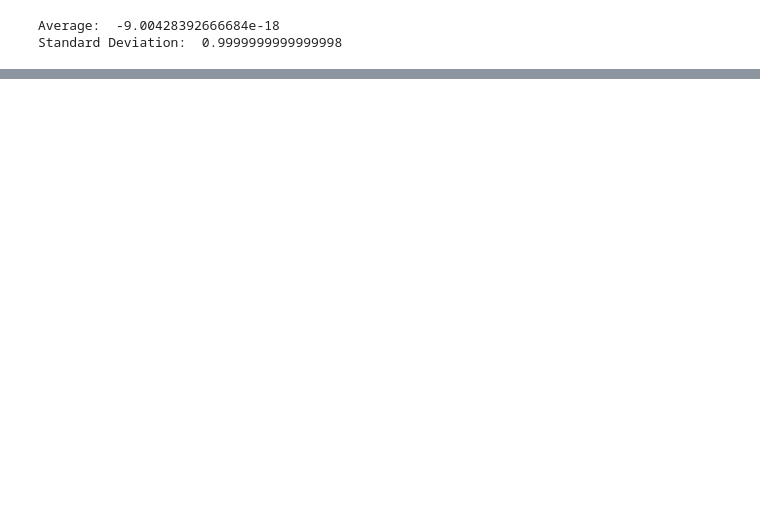
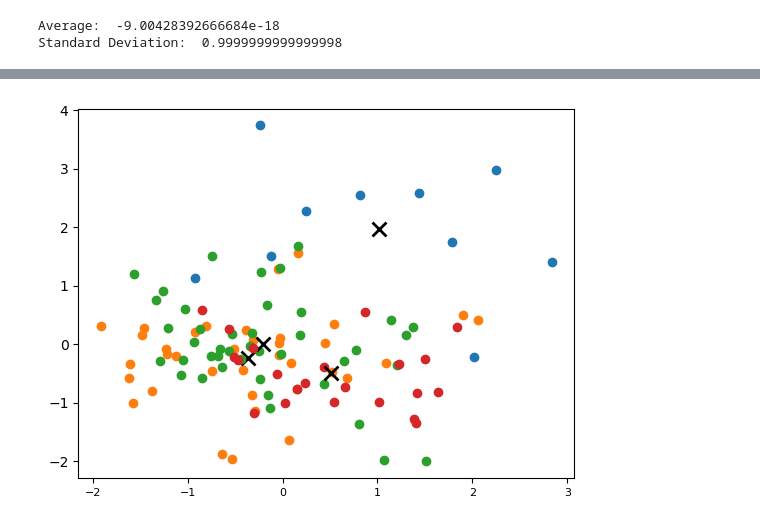
Before and after one commit to LuisGoncal/Grupo11-B1-Datset9, a Jupyter notebook: Trabalho_bioinformática_G11.ipynb, the cells around one changed output, grey strips where cells are left out. Cells and saved outputs as stored; diff of their text form; code cells hidden in the pictures; blank space fills up the shorter version.

```diff
--- a/Trabalho_bioinformática_G11.ipynb
+++ b/Trabalho_bioinformática_G11.ipynb
@@ -335,0 +315,7 @@ plt.show()
+# %%
+from sklearn.cluster import AgglomerativeClustering
+hclust = AgglomerativeClustering(n_clusters=4, metric="euclidean", linkage="complete")
+hclust.fit(data_scale) #
+# Elaboração de uma tabela cruzada entre o tempo e o clustering
+res_hc = hclust.labels_
+pd.crosstab (meta["time"], res_hc)
@@ -335,0 +334,8 @@ plt.show()
+# %%
+from sklearn.cluster import KMeans
+k=4
+kmeans = KMeans(n_clusters=k, max_iter = 1000, n_init = 10)
+kmeans.fit(data_scale)
+labels = kmeans.labels_
+centroids= kmeans.cluster_centers_
+pd.crosstab (labels,meta["time"],rownames=['clusters'])
@@ -335,0 +349,15 @@ plt.show()
+# %%
+# Representação gráfica de centróides 2D
+
+k = 4
+
+for i in range(k):
+    ds = data_scale[np.where(labels==i)]
+    plt.plot(ds[:,0],ds[:,1],'o')
+    lines = plt.plot(centroids[i,0],centroids[i,1],'kx')
+    plt.setp(lines,ms=10.0)
+    plt.setp(lines,mew=2.0)
+
+plt.show()
+# %% [output]
+[figure, added]
```
Also changed, not shown: parts of 99 cells of this notebook.
